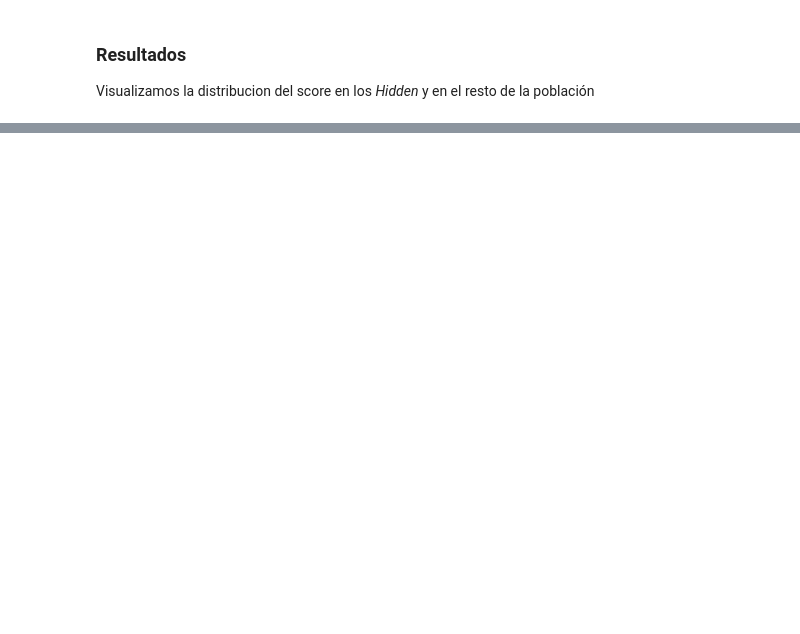
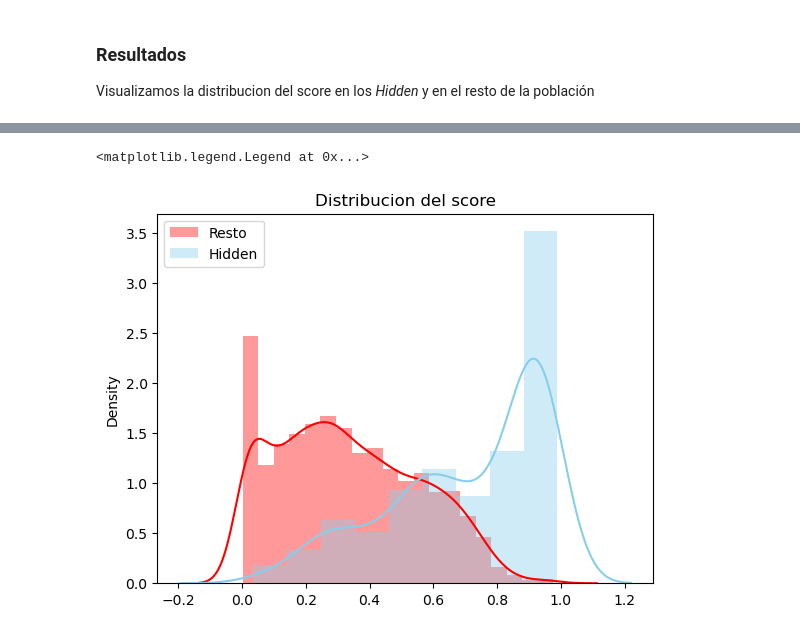
Before and after one commit to sebastianguinazu/lookalike_models, a Jupyter notebook: notebooks/02_score_simulacion.ipynb, the cells around one changed output, grey strips where cells are left out. Saved outputs shown, nothing was run; the diff lists cells and outputs as text; code cells hidden in the pictures; blank space fills up the shorter version.

```diff
--- a/notebooks/02_score_simulacion.ipynb
+++ b/notebooks/02_score_simulacion.ipynb
@@ -72,5 +78,8 @@ plt.legend()
 # %%
-sns.distplot(scores_sim[(flag_hidden==0) & (scores_sim>0)]), color='red', label='Resto')
-sns.distplot(scores_sim[(flag_hidden==0) & (scores_sim>0)]), color='skyblue', label='Hidden')
+sns.distplot((scores_sim[(flag_hidden==0) & (scores_sim>0)]), color='red', label='Resto')
+sns.distplot((scores_sim[(flag_hidden==1) & (scores_sim>0)]), color='skyblue', label='Hidden')
 plt.title('Distribucion del score')
-plt.legend(
+plt.legend()
+# %% [output]
+<matplotlib.legend.Legend at 0x...>
+[figure, added]
```
Also changed, not shown: parts of 9 cells of this notebook, 6 other files.
